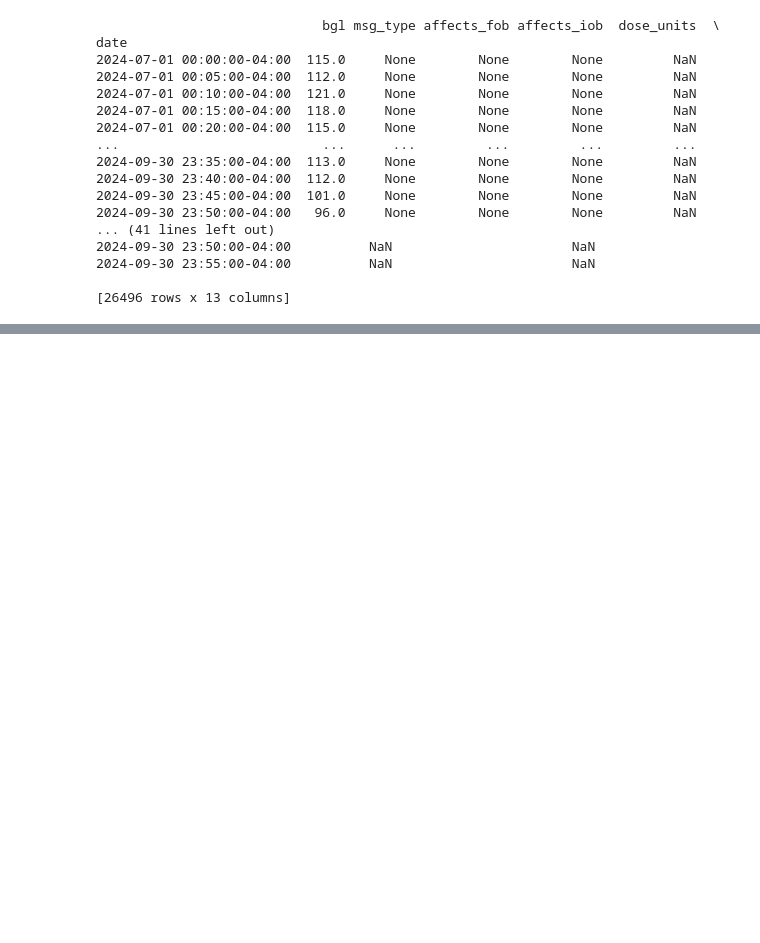
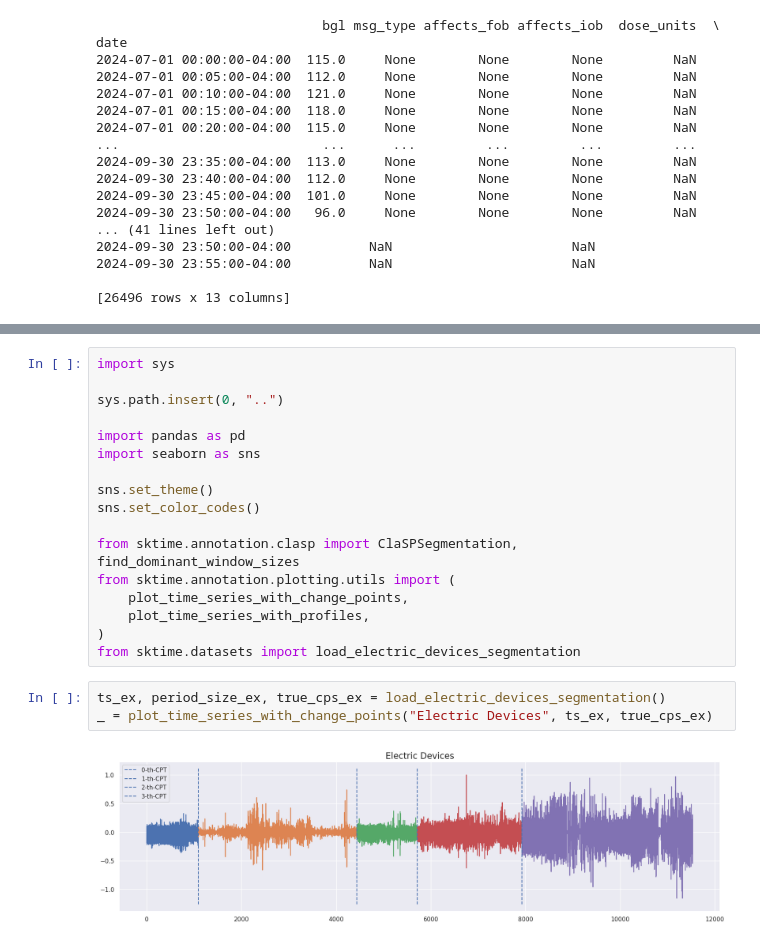
Before and after one commit to RobotPsychologist/bg_control, a Jupyter notebook: 0_meal_identification/meal_identification/notebooks/1.01-cjr-change-point-index-creator.ipynb, the cells around one changed output, grey strips where cells are left out. Drawn from its saved outputs; the diff is of its cells as text; blank space fills up the shorter version.

```diff
--- a/0_meal_identification/meal_identification/notebooks/1.01-cjr-change-point-index-creator.ipynb
+++ b/0_meal_identification/meal_identification/notebooks/1.01-cjr-change-point-index-creator.ipynb
@@ -238,0 +362,22 @@ Name: 2024-07-02 22:10:00-04:00, dtype: object
+# %%
+import sys
+
+sys.path.insert(0, "..")
+
+import pandas as pd
+import seaborn as sns
+
+sns.set_theme()
+sns.set_color_codes()
+
+from sktime.annotation.clasp import ClaSPSegmentation, find_dominant_window_sizes
+from sktime.annotation.plotting.utils import (
+    plot_time_series_with_change_points,
+    plot_time_series_with_profiles,
+)
+from sktime.datasets import load_electric_devices_segmentation
+# %%
+ts_ex, period_size_ex, true_cps_ex = load_electric_devices_segmentation()
+_ = plot_time_series_with_change_points("Electric Devices", ts_ex, true_cps_ex)
+# %% [output]
+[figure, added]
```
Also changed, not shown: parts of 24 cells of this notebook.
